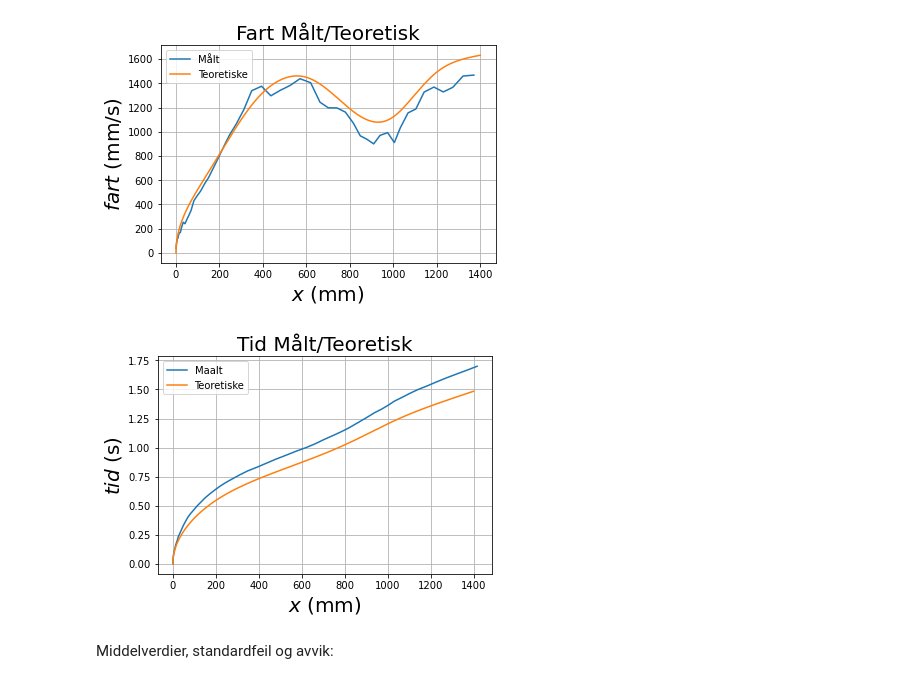
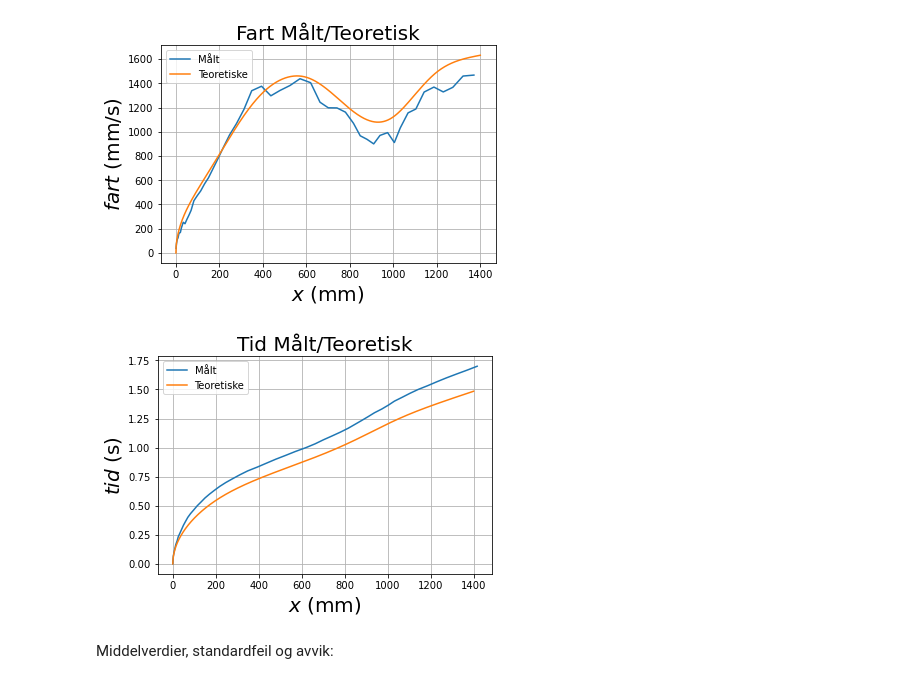
Before and after one commit to vebis-bit/labbing_fysikk, a Jupyter notebook: fysikkLab.ipynb, the cells around one changed output. Saved outputs shown, nothing was run; the diff lists cells and outputs as text; code cells hidden in the pictures.

```diff
--- a/fysikkLab.ipynb
+++ b/fysikkLab.ipynb
@@ -381,16 +357,16 @@ plt.show()
 # %% [output]
 [figure]
 # %%
-plt.plot(x_list, t_list, label='Maalt')
+plt.plot(x_list, t_list, label='Målt')
 plt.plot(x, tid(dx, y), label="Teoretiske")
 plt.title('Tid Målt/Teoretisk', fontsize=20)
 plt.xlabel('$x$ (mm)',fontsize=20)
 plt.ylabel('$tid$ (s)',fontsize=20)
 plt.legend()
 plt.grid()
 plt.show()
 # %% [output]
-[figure, old version]
+[figure, new version]
 # %% [markdown]
 Middelverdier, standardfeil og avvik:
 # %%
```
Also changed, not shown: parts of 9 cells of this notebook.
